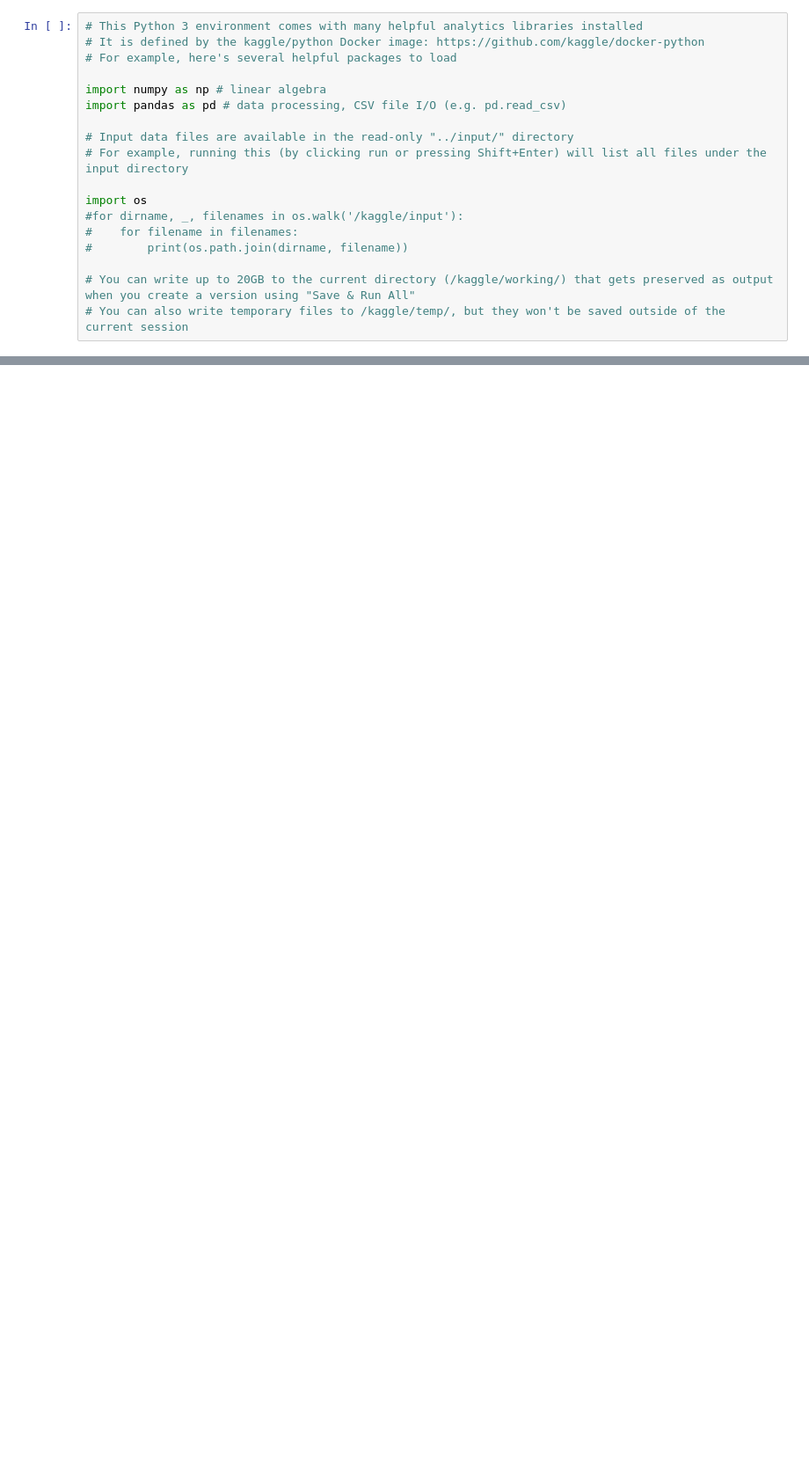
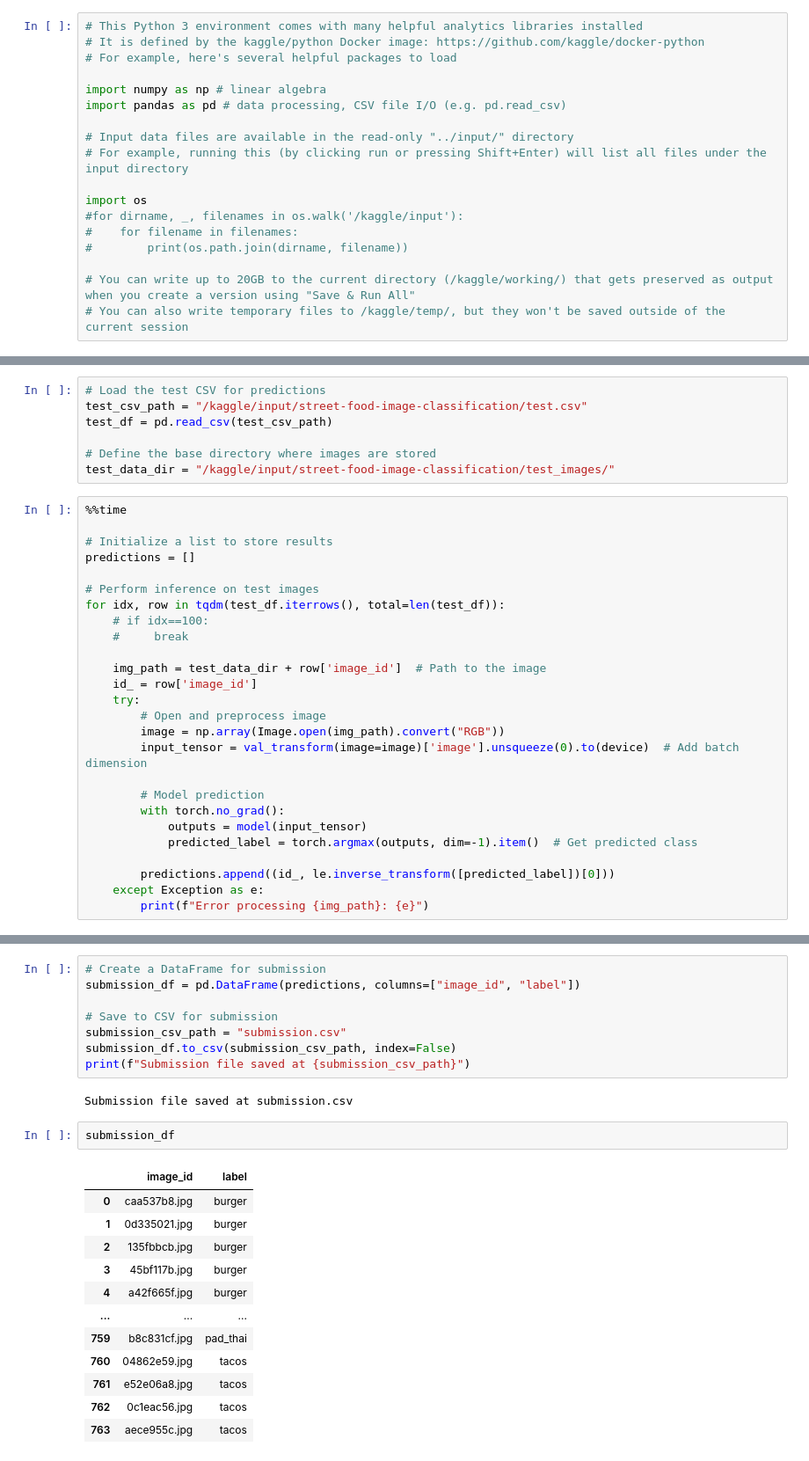
Before and after one commit to joelalves/kaggle, a Jupyter notebook: competitions/notebook-street-food-image-classification.ipynb, the cells around one changed output, grey strips where cells are left out. Shown: that part at 88% size. Saved outputs shown, nothing was run; the diff lists cells and outputs as text; blank space fills up the shorter version.

```diff
--- a/competitions/notebook-street-food-image-classification.ipynb
+++ b/competitions/notebook-street-food-image-classification.ipynb
@@ -619,0 +407,33 @@ sub.to_csv("submission.csv",index=False)
+# %%
+# Load the test CSV for predictions
+test_csv_path = "/kaggle/input/street-food-image-classification/test.csv"
+test_df = pd.read_csv(test_csv_path)
+
+# Define the base directory where images are stored
+test_data_dir = "/kaggle/input/street-food-image-classification/test_images/"
+# %%
+%%time
+
+# Initialize a list to store results
+predictions = []
+
+# Perform inference on test images
+for idx, row in tqdm(test_df.iterrows(), total=len(test_df)):
+    # if idx==100:
+    #     break
+
+    img_path = test_data_dir + row['image_id']  # Path to the image
+    id_ = row['image_id']
+    try:
+        # Open and preprocess image
+        image = np.array(Image.open(img_path).convert("RGB"))
+        input_tensor = val_transform(image=image)['image'].unsqueeze(0).to(device)  # Add batch dimension
+
+        # Model prediction
+        with torch.no_grad():
+            outputs = model(input_tensor)
+            predicted_label = torch.argmax(outputs, dim=-1).item()  # Get predicted class
+
+        predictions.append((id_, le.inverse_transform([predicted_label])[0]))
+    except Exception as e:
+        print(f"Error processing {img_path}: {e}")
@@ -619,0 +443,25 @@ sub.to_csv("submission.csv",index=False)
+# %%
+# Create a DataFrame for submission
+submission_df = pd.DataFrame(predictions, columns=["image_id", "label"])
+
+# Save to CSV for submission
+submission_csv_path = "submission.csv"
+submission_df.to_csv(submission_csv_path, index=False)
+print(f"Submission file saved at {submission_csv_path}")
+# %% [output]
+Submission file saved at submission.csv
+# %%
+submission_df
+# %% [output]
+|  | image_id | label |
+| 0 | caa537b8.jpg | burger |
+| 1 | 0d335021.jpg | burger |
+| 2 | 135fbbcb.jpg | burger |
+| 3 | 45bf117b.jpg | burger |
+| 4 | a42f665f.jpg | burger |
+| ... | ... | ... |
+| 759 | b8c831cf.jpg | pad_thai |
+| 760 | 04862e59.jpg | tacos |
+| 761 | e52e06a8.jpg | tacos |
+| 762 | 0c1eac56.jpg | tacos |
+| 763 | aece955c.jpg | tacos |
```
Also changed, not shown: parts of 43 cells of this notebook.
